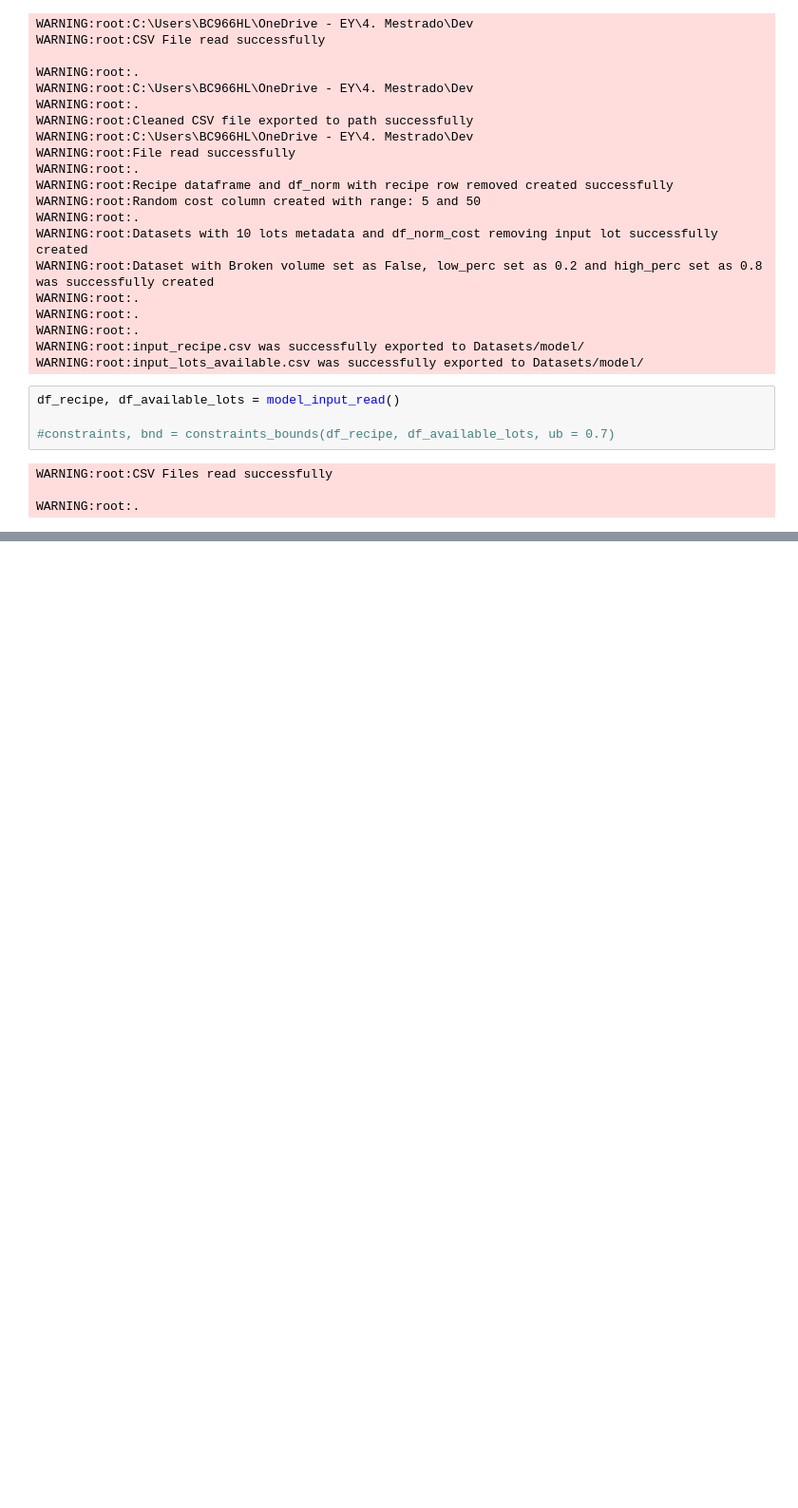
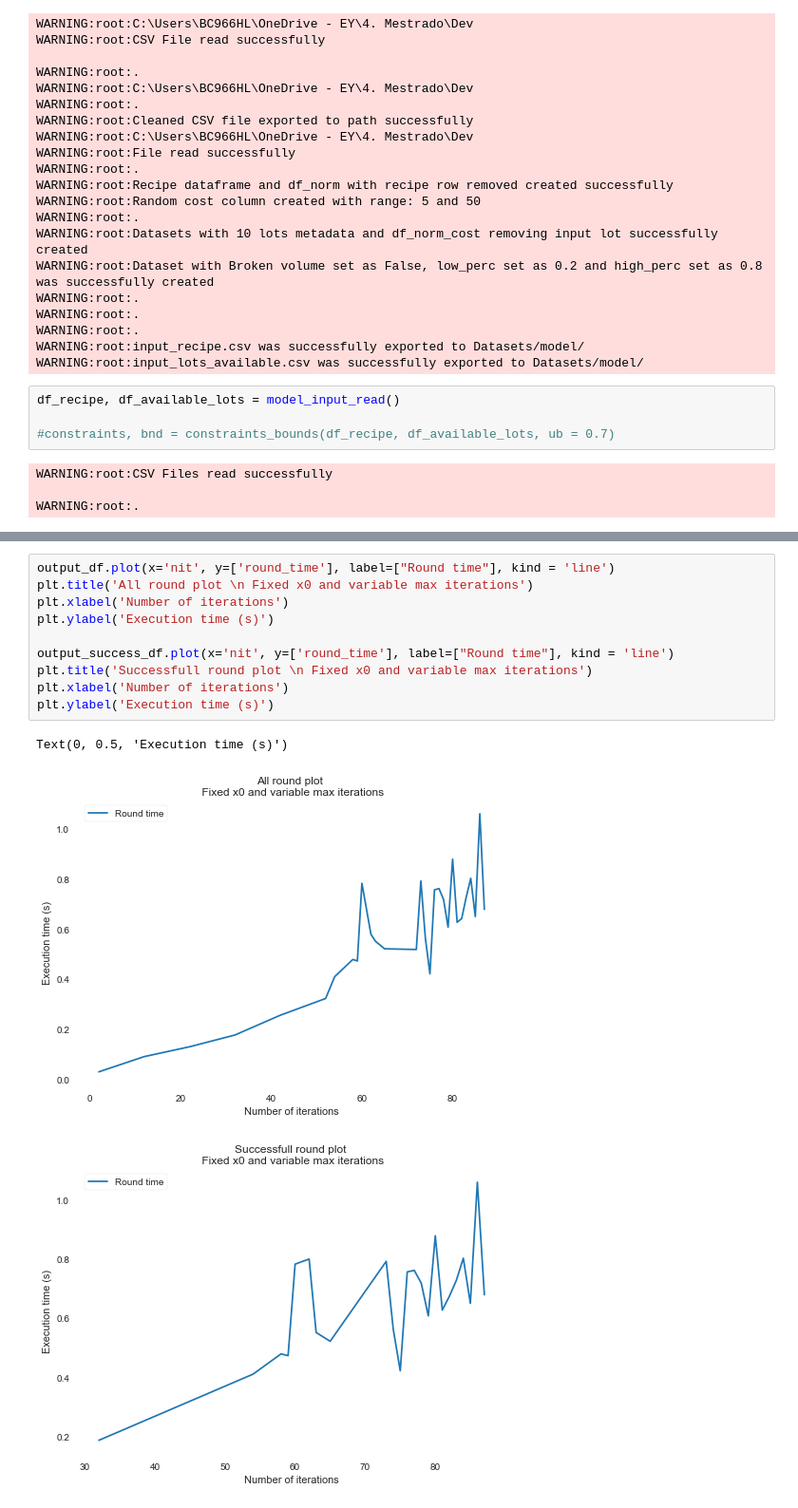
Before and after one commit to Pawlowski123/mecai-coffee-opt-blender, a Jupyter notebook: main.ipynb, the cells around one changed output, grey strips where cells are left out. Shown at 95% size. Cells and saved outputs as stored; diff of their text form; blank space fills up the shorter version.

```diff
--- a/main.ipynb
+++ b/main.ipynb
@@ -123,0 +204,14 @@ test_df.plot(x='nit', y=['round_time'])
+# %%
+output_df.plot(x='nit', y=['round_time'], label=["Round time"], kind = 'line')
+plt.title('All round plot \n Fixed x0 and variable max iterations')
+plt.xlabel('Number of iterations')
+plt.ylabel('Execution time (s)')
+
+output_success_df.plot(x='nit', y=['round_time'], label=["Round time"], kind = 'line')
+plt.title('Successfull round plot \n Fixed x0 and variable max iterations')
+plt.xlabel('Number of iterations')
+plt.ylabel('Execution time (s)')
+# %% [output]
+Text(0, 0.5, 'Execution time (s)')
+[figure, added]
+[figure, added]
```
Also changed, not shown: parts of 29 cells of this notebook, 8 other files.
